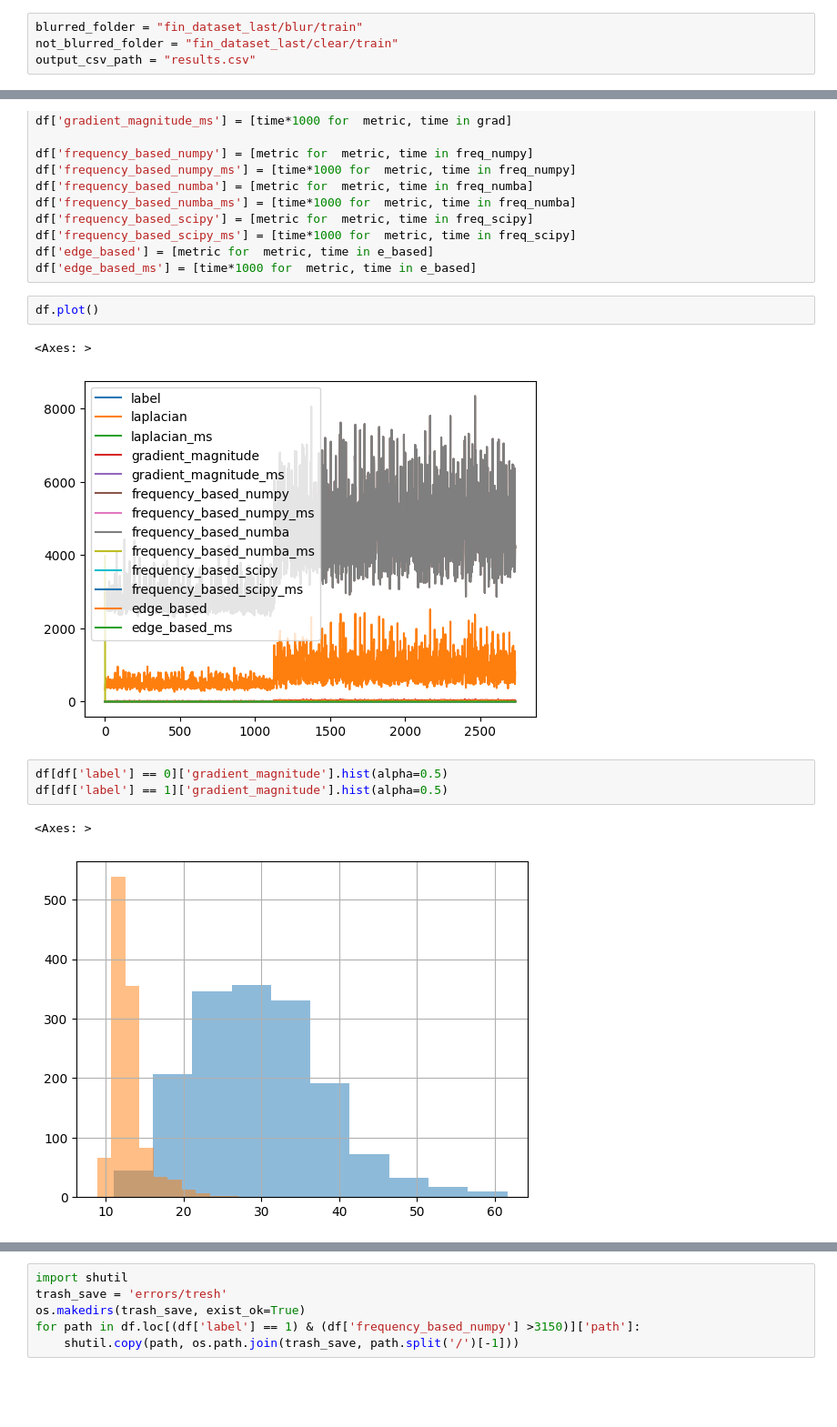
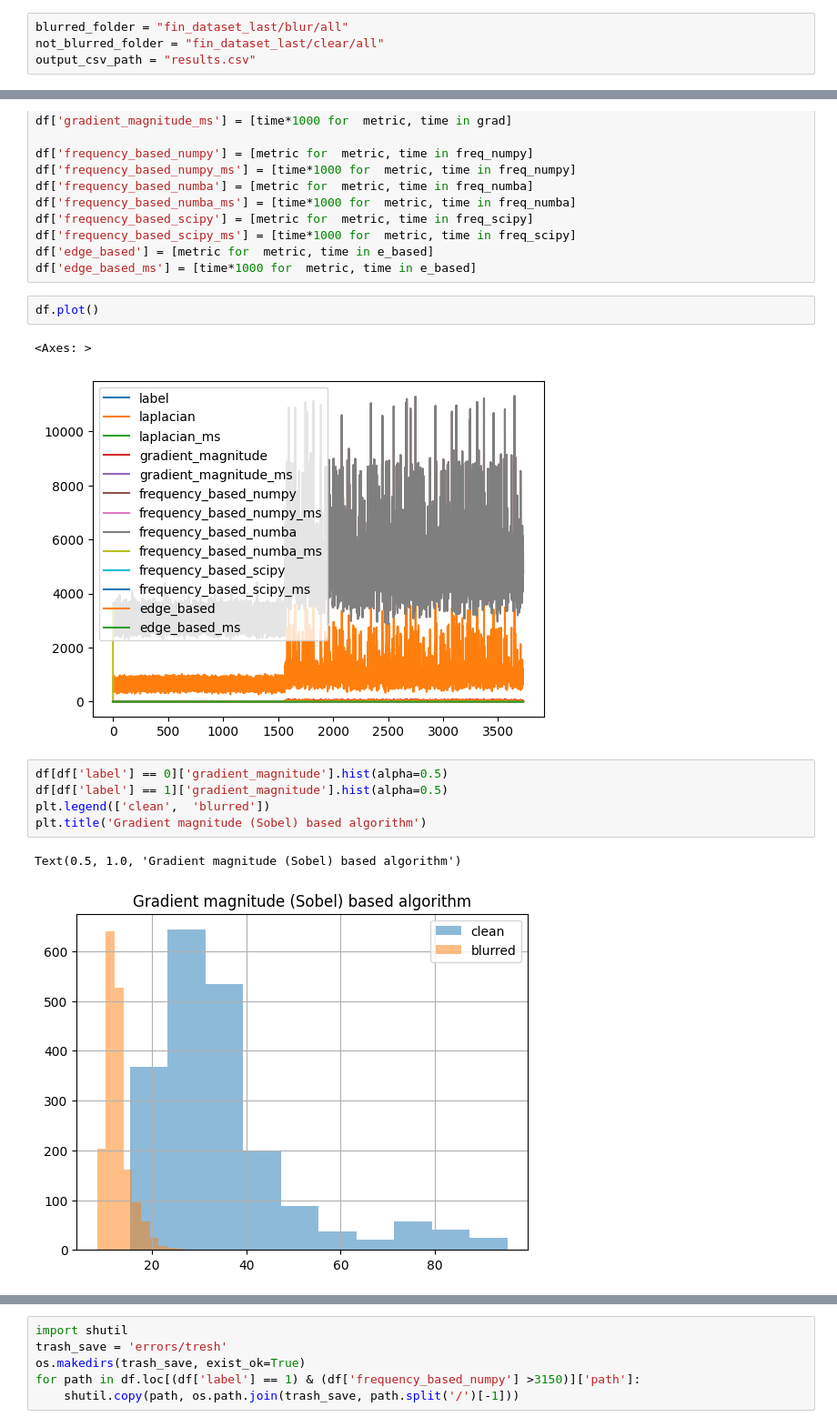
Before and after one commit to Bleaff/BlurDetectionImplementation, a Jupyter notebook: research.ipynb, the cells around one changed output, grey strips where cells are left out. Shown at 91% size. Saved outputs shown, nothing was run; the diff lists cells and outputs as text; blank space fills up the shorter version.

```diff
--- a/research.ipynb
+++ b/research.ipynb
@@ -34,6 +21,6 @@ please provide us feedback at https://github.com/pandas-dev/pandas/issues/54466
 # %%
-blurred_folder = "fin_dataset_last/blur/train"
-not_blurred_folder = "fin_dataset_last/clear/train"
+blurred_folder = "fin_dataset_last/blur/all"
+not_blurred_folder = "fin_dataset_last/clear/all"
 output_csv_path = "results.csv"
 # %%
 data = [{'path': os.path.join(blurred_folder, img), 'label': 1} for img in os.listdir(blurred_folder)]
@@ -118,13 +105,15 @@ df['edge_based_ms'] = [time*1000 for  metric, time in e_based]
 df.plot()
 # %% [output]
 <Axes: >
-[figure, old version]
+[figure, new version]
 # %%
 df[df['label'] == 0]['gradient_magnitude'].hist(alpha=0.5)
 df[df['label'] == 1]['gradient_magnitude'].hist(alpha=0.5)
+plt.legend(['clean',  'blurred'])
+plt.title('Gradient magnitude (Sobel) based algorithm')
 # %% [output]
-<Axes: >
+Text(0.5, 1.0, 'Gradient magnitude (Sobel) based algorithm')
-[figure, old version]
+[figure, new version]
 # %%
 df[df['label'] == 0]['laplacian'].hist(alpha=0.5)
 df[df['label'] == 1]['laplacian'].hist(alpha=0.5)
```
Also changed, not shown: parts of 12 cells of this notebook, 11 other files.
